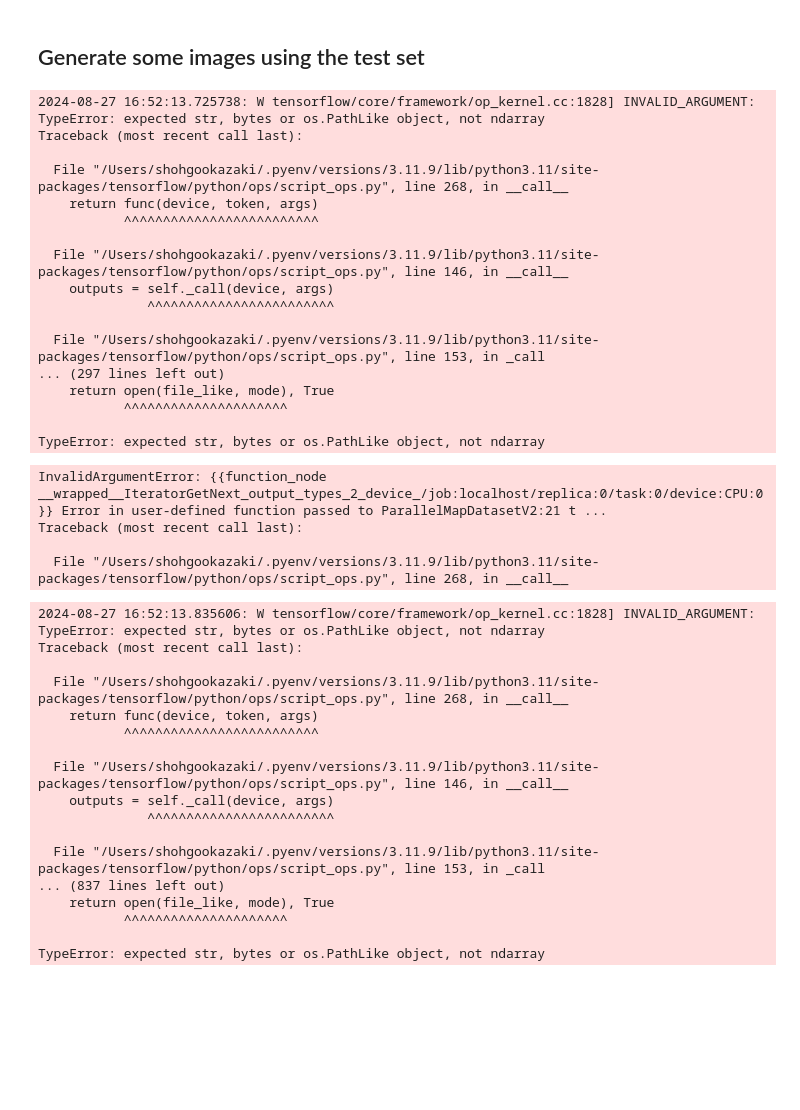
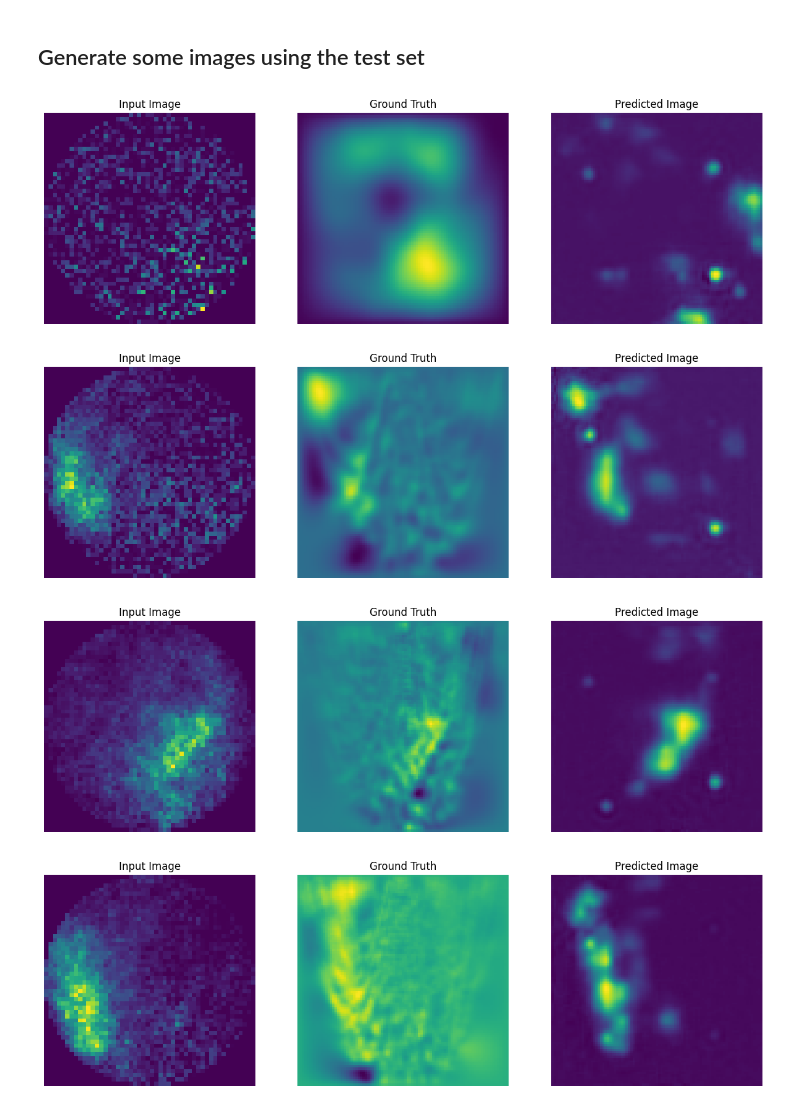
Before and after one commit to makimitsu/test-open, a Jupyter notebook: Soft X-ray/Machine_Learning/code/data2data_everything.ipynb, the cells around one changed output. Cells and saved outputs as stored; diff of their text form; code cells hidden in the pictures; blank space fills up the shorter version.

```diff
--- a/Soft X-ray/Machine_Learning/code/data2data_everything.ipynb
+++ b/Soft X-ray/Machine_Learning/code/data2data_everything.ipynb
@@ -668,44 +604,10 @@ checkpoint.restore(tf.train.latest_checkpoint(checkpoint_dir))
 ## Generate some images using the test set
 # %%
 # Run the trained model on a few examples from the test set
-for inp, tar in train_dataset.take(10):
+for inp, tar in test_dataset.take(8):
   generate_images(generator, inp, tar)
 # %% [output]
-2024-08-27 16:52:13.725738: W tensorflow/core/framework/op_kernel.cc:1828] INVALID_ARGUMENT: TypeError: expected str, bytes or os.PathLike object, not ndarray
-Traceback (most recent call last):
-
-  File "/Users/shohgookazaki/.pyenv/versions/3.11.9/lib/python3.11/site-packages/tensorflow/python/ops/script_ops.py", line 268, in __call__
-    return func(device, token, args)
-           ^^^^^^^^^^^^^^^^^^^^^^^^^
-
-  File "/Users/shohgookazaki/.pyenv/versions/3.11.9/lib/python3.11/site-packages/tensorflow/python/ops/script_ops.py", line 146, in __call__
-    outputs = self._call(device, args)
-              ^^^^^^^^^^^^^^^^^^^^^^^^
-
-  File "/Users/shohgookazaki/.pyenv/versions/3.11.9/lib/python3.11/site-packages/tensorflow/python/ops/script_ops.py", line 153, in _call
-... (297 lines left out)
-    return open(file_like, mode), True
-           ^^^^^^^^^^^^^^^^^^^^^
-
-TypeError: expected str, bytes or os.PathLike object, not ndarray
-InvalidArgumentError: {{function_node __wrapped__IteratorGetNext_output_types_2_device_/job:localhost/replica:0/task:0/device:CPU:0}} Error in user-defined function passed to ParallelMapDatasetV2:21 t ...
-Traceback (most recent call last):
-
-  File "/Users/shohgookazaki/.pyenv/versions/3.11.9/lib/python3.11/site-packages/tensorflow/python/ops/script_ops.py", line 268, in __call__
-2024-08-27 16:52:13.835606: W tensorflow/core/framework/op_kernel.cc:1828] INVALID_ARGUMENT: TypeError: expected str, bytes or os.PathLike object, not ndarray
-Traceback (most recent call last):
-
-  File "/Users/shohgookazaki/.pyenv/versions/3.11.9/lib/python3.11/site-packages/tensorflow/python/ops/script_ops.py", line 268, in __call__
-    return func(device, token, args)
-           ^^^^^^^^^^^^^^^^^^^^^^^^^
-
-  File "/Users/shohgookazaki/.pyenv/versions/3.11.9/lib/python3.11/site-packages/tensorflow/python/ops/script_ops.py", line 146, in __call__
-    outputs = self._call(device, args)
-              ^^^^^^^^^^^^^^^^^^^^^^^^
-
-  File "/Users/shohgookazaki/.pyenv/versions/3.11.9/lib/python3.11/site-packages/tensorflow/python/ops/script_ops.py", line 153, in _call
-... (837 lines left out)
-    return open(file_like, mode), True
-           ^^^^^^^^^^^^^^^^^^^^^
-
-TypeError: expected str, bytes or os.PathLike object, not ndarray
+[figure, added]
+[figure, added]
+[figure, added]
+[figure, added]
```
Also changed, not shown: parts of 10 cells of this notebook, 36 other files.
